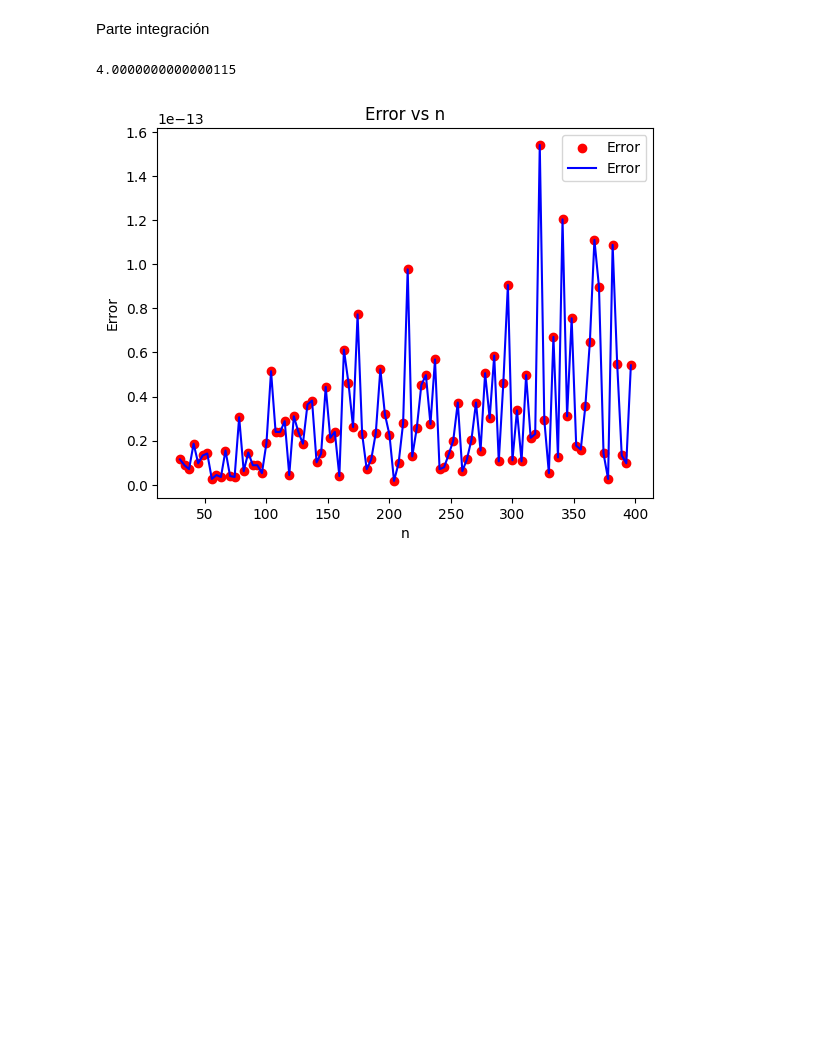
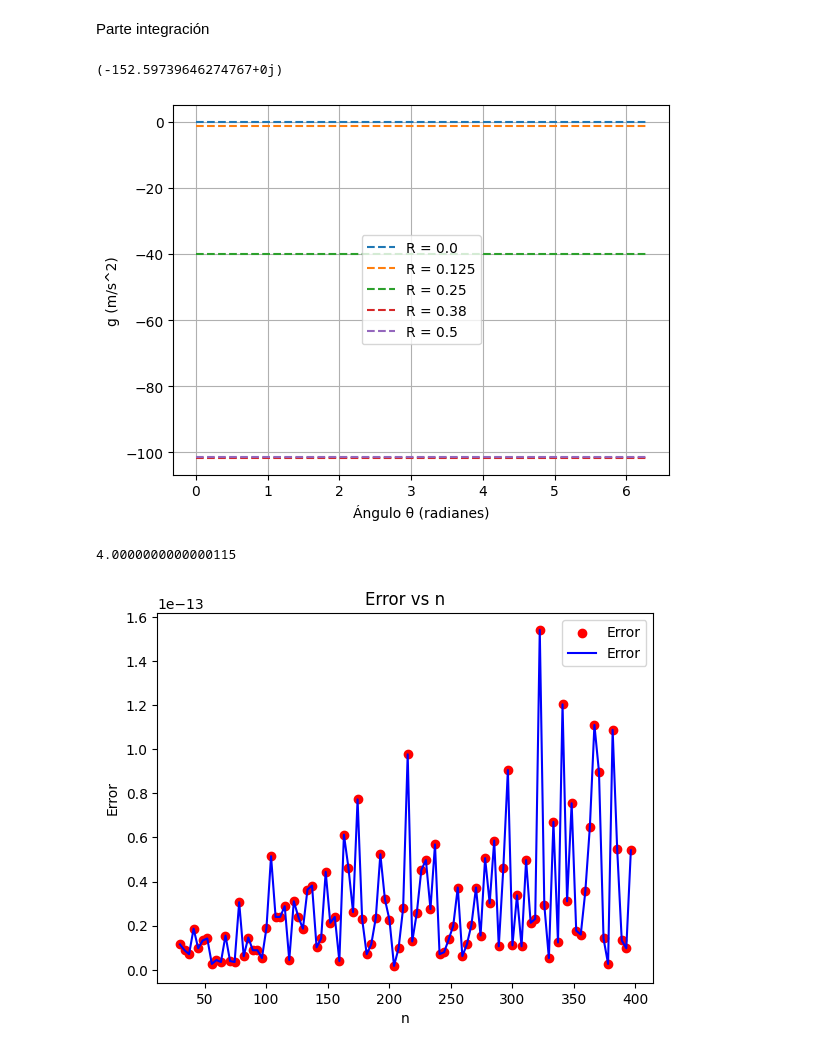
Before and after one commit to Emyfoton/MetodosI_EmilyCastillo_SebastianRodriguez, a Jupyter notebook: Parcial_2.ipynb, the cells around one changed output. Cells and saved outputs as stored; diff of their text form; code cells hidden in the pictures; blank space fills up the shorter version.

```diff
--- a/Parcial_2.ipynb
+++ b/Parcial_2.ipynb
@@ -6,0 +12,48 @@ Parte integración
+# %%
+# (b)
+k= -0.12495122165232053
+def dg(ϕ,r,x,y,z):
+  return (k*z*r)/((x**2 + y**2 + z**2 -2*r*x*np.cos(ϕ) -2*r*y*np.sin(ϕ))+0j)**(3/2)
+# %%
+# (c)
+a=0
+b=2*np.pi
+c=0
+R=1
+
+def g(x,y,z):
+  sum = 0
+  for i in range (len(xi)):
+    for j in range (len(xi)):
+      tϕ = 0.5*((b-a)*xi[i] + b + a)
+      tr = 0.5*((R-c)*xi[j] + R + c)
+      sum += 0.25*(b-a)*(R-c)*np.sum(np.sum(wi[i]*wi[j]*dg(tϕ,tr,x,y,z)))
+
+  return sum
+# %%
+# (d)
+g(0.,0.,0.2) #Se modificó el valor de K a -0.12495122165232053 para obtener el valor predicho de la gravedad
+# %% [output]
+(-152.59739646274767+0j)
+# %%
+# (e)
+def polares(r,θ):
+  x=r*np.cos(θ)
+  y=r*np.sin(θ)
+  return x,y
+# %%
+u=np.linspace(0,2*np.pi,10)
+# %%
+R_values = [0.0, 0.125, 0.25, 0.38, 0.5]
+
+for R in R_values:
+    g_values = [g(*polares(R,u), 0.2) for phi in u]
+    plt.plot(u, g_values, linestyle="--", label=f"R = {R}")
+
+plt.xlabel('Ángulo θ (radianes)')
+plt.ylabel('g (m/s^2)')
+plt.legend()
+plt.grid(True)
+plt.show()
+# %% [output]
+[figure, added]
```
Also changed, not shown: parts of 8 cells of this notebook.
